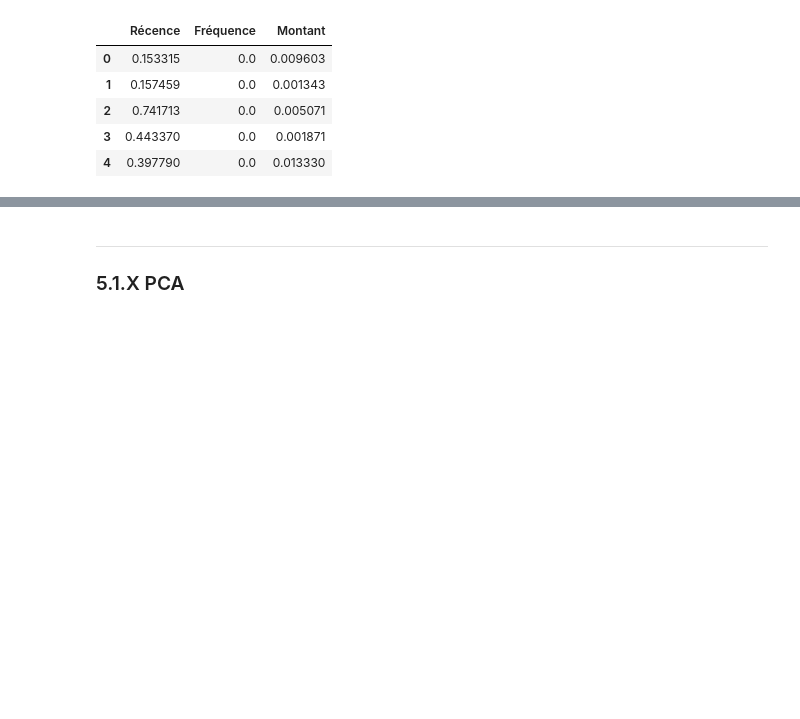
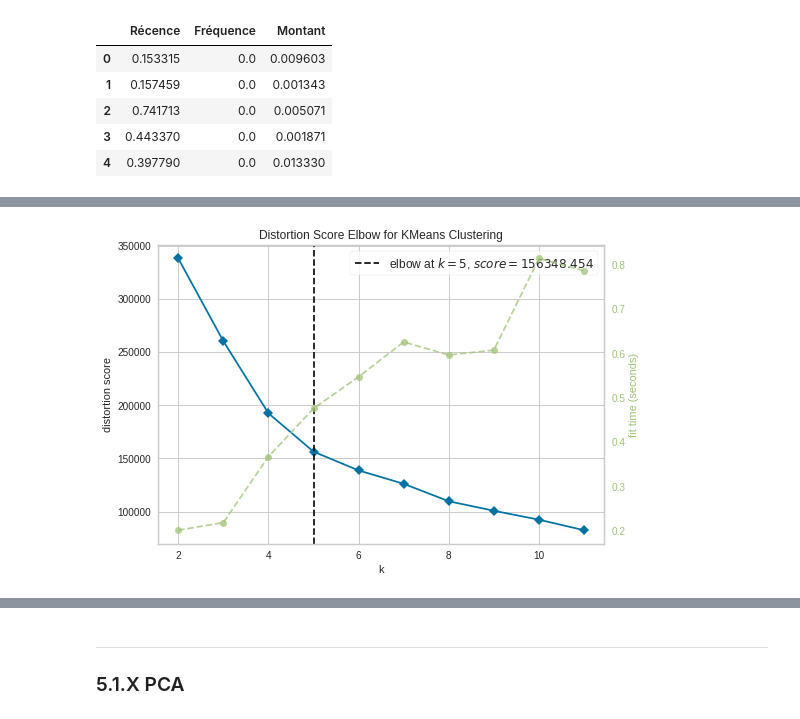
Before and after one commit to curiousmindflow/oc-ml-p4, a Jupyter notebook: modelisation.ipynb, the cells around one changed output, grey strips where cells are left out. Drawn from its saved outputs; the diff is of its cells as text; code cells hidden in the pictures; blank space fills up the shorter version.

```diff
--- a/modelisation.ipynb
+++ b/modelisation.ipynb
@@ -449,0 +533,5 @@ rfm_explain(data_rfm, data_preproc, 4)
+# %%
+if True:
+    elbow(data_rfm_score.copy(), (2, 12))
+# %% [output]
+[figure, added]
```
Also changed, not shown: parts of 31 cells of this notebook, 1 other file.
